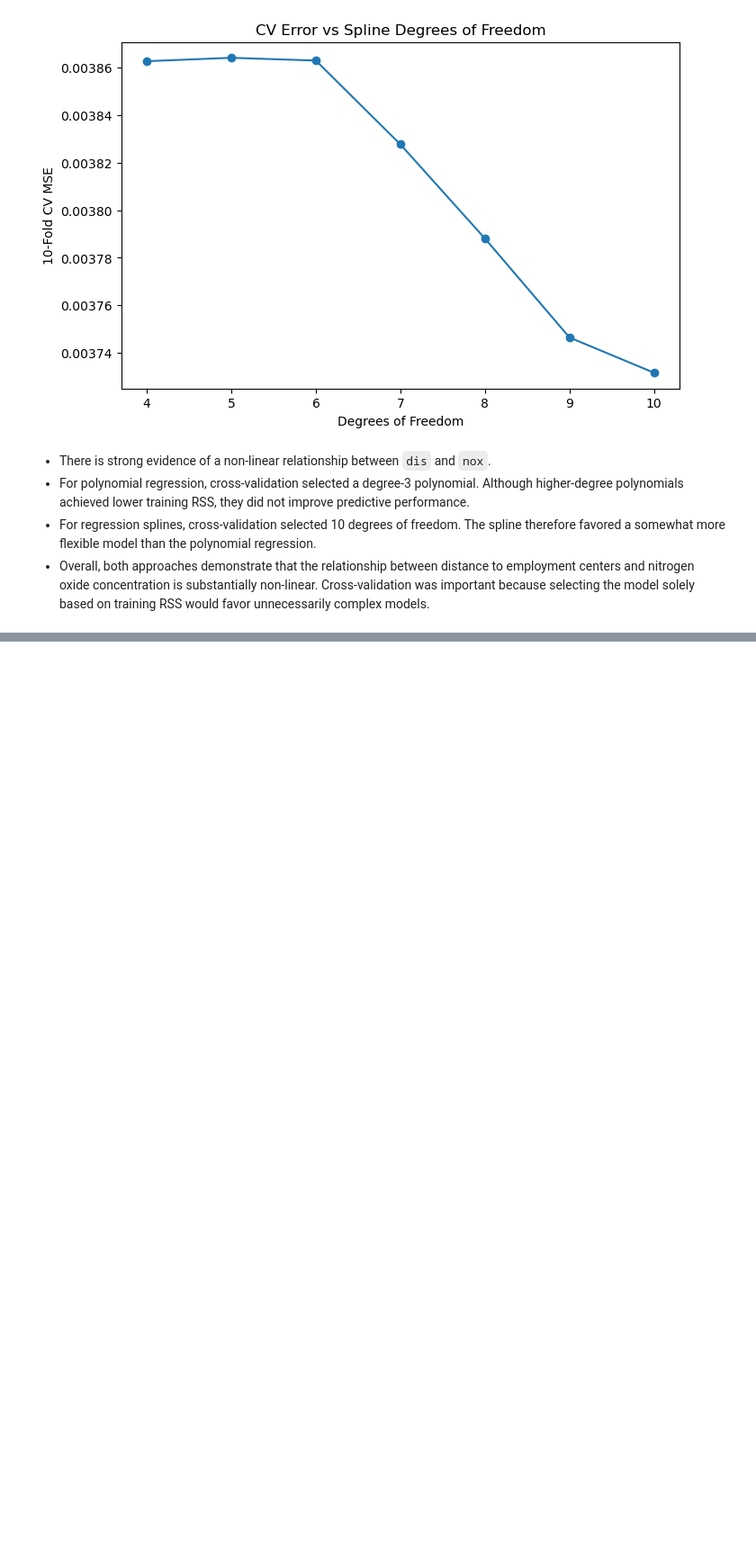
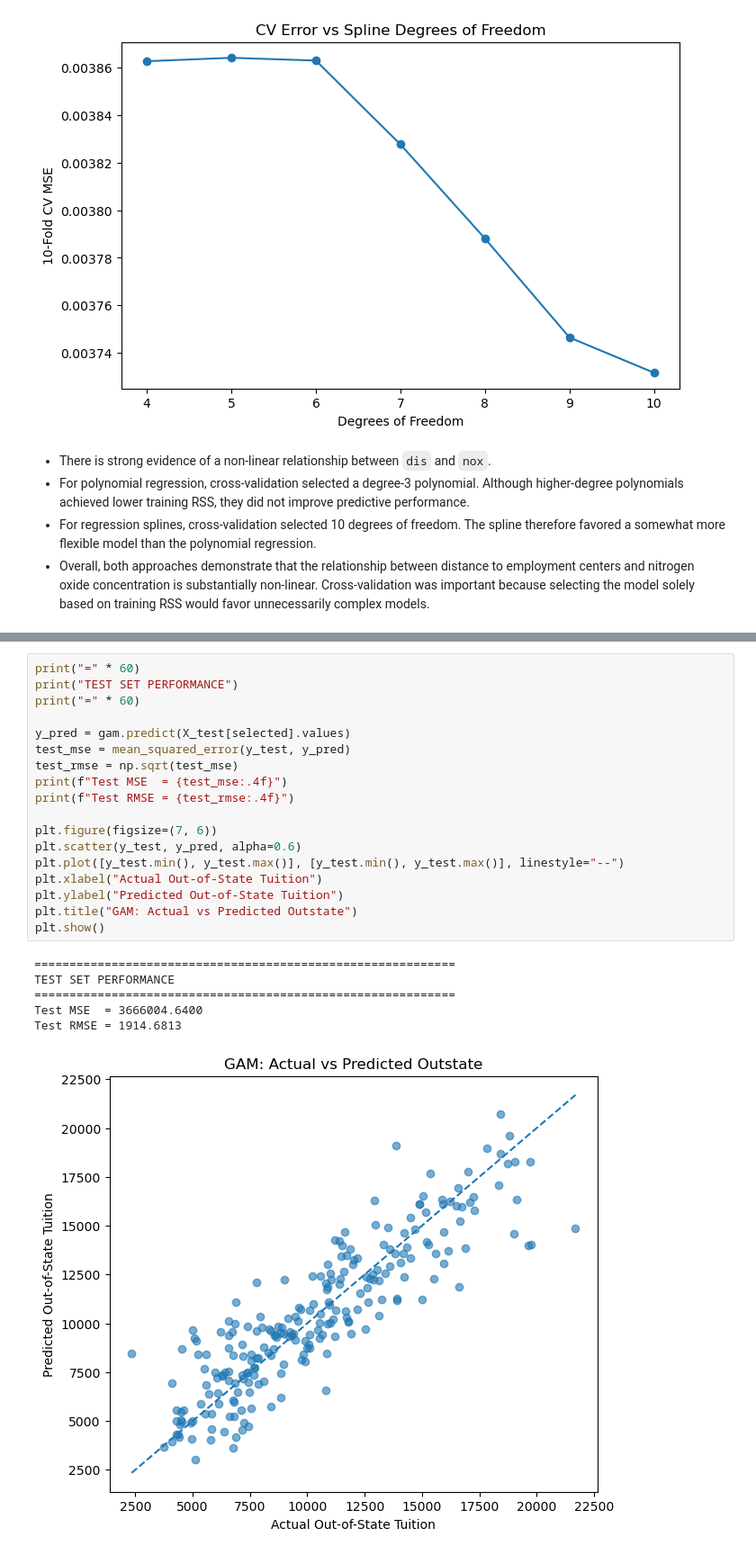
Before and after one commit to sumukha-r/isl-python-solutions, a Jupyter notebook: Chapter07-Moving-Beyond-Linearity/Chapter07-Moving-Beyond-Linearity.ipynb, the cells around one changed output, grey strips where cells are left out. Shown at 90% size. Drawn from its saved outputs; the diff is of its cells as text; blank space fills up the shorter version.

```diff
--- a/Chapter07-Moving-Beyond-Linearity/Chapter07-Moving-Beyond-Linearity.ipynb
+++ b/Chapter07-Moving-Beyond-Linearity/Chapter07-Moving-Beyond-Linearity.ipynb
@@ -682,0 +798,25 @@ Best spline degrees of freedom = 10
+# %%
+print("=" * 60)
+print("TEST SET PERFORMANCE")
+print("=" * 60)
+
+y_pred = gam.predict(X_test[selected].values)
+test_mse = mean_squared_error(y_test, y_pred)
+test_rmse = np.sqrt(test_mse)
+print(f"Test MSE  = {test_mse:.4f}")
+print(f"Test RMSE = {test_rmse:.4f}")
+
+plt.figure(figsize=(7, 6))
+plt.scatter(y_test, y_pred, alpha=0.6)
+plt.plot([y_test.min(), y_test.max()], [y_test.min(), y_test.max()], linestyle="--")
+plt.xlabel("Actual Out-of-State Tuition")
+plt.ylabel("Predicted Out-of-State Tuition")
+plt.title("GAM: Actual vs Predicted Outstate")
+plt.show()
+# %% [output]
+============================================================
+TEST SET PERFORMANCE
+============================================================
+Test MSE  = 3666004.6400
+Test RMSE = 1914.6813
+[figure, added]
```
Also changed, not shown: parts of 10 cells of this notebook, 1 other file.
